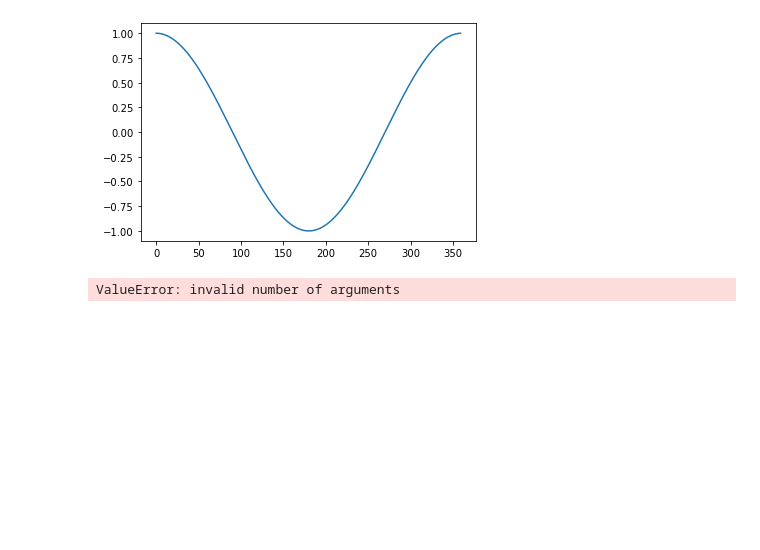
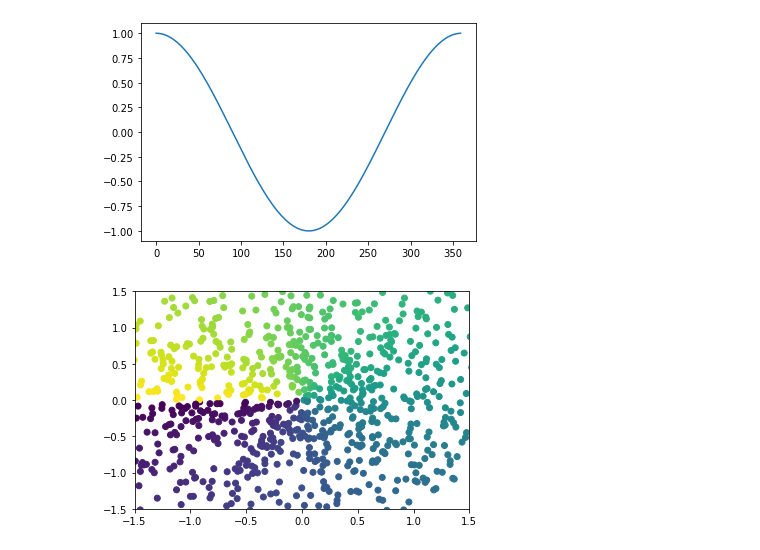
Before and after one commit to indiana31491/ML100Days, a Jupyter notebook: homework/Day_18_HW.ipynb, the cells around one changed output. Cells and saved outputs as stored; diff of their text form; code cells hidden in the pictures; blank space fills up the shorter version.

```diff
--- a/homework/Day_18_HW.ipynb
+++ b/homework/Day_18_HW.ipynb
@@ -17,15 +36,15 @@ plt.savefig("cos函數.png",dpi=300,format="png")
 # %%
 n = 1024
 X = np.random.normal(0,1,n)
 Y = np.random.normal(0,1,n)
 
-ang = np.arctan2(Y/X)
+ang = np.arctan2(Y,X)
 
 plt.scatter(X, Y, c = ang)
 
 plt.xlim(-1.5,1.5)
 plt.ylim(-1.5,1.5)
 
 plt.show()
 # %% [output]
-ValueError: invalid number of arguments
+[figure, added]
```
Also changed, not shown: parts of 1 cell of this notebook, 1 other file.
